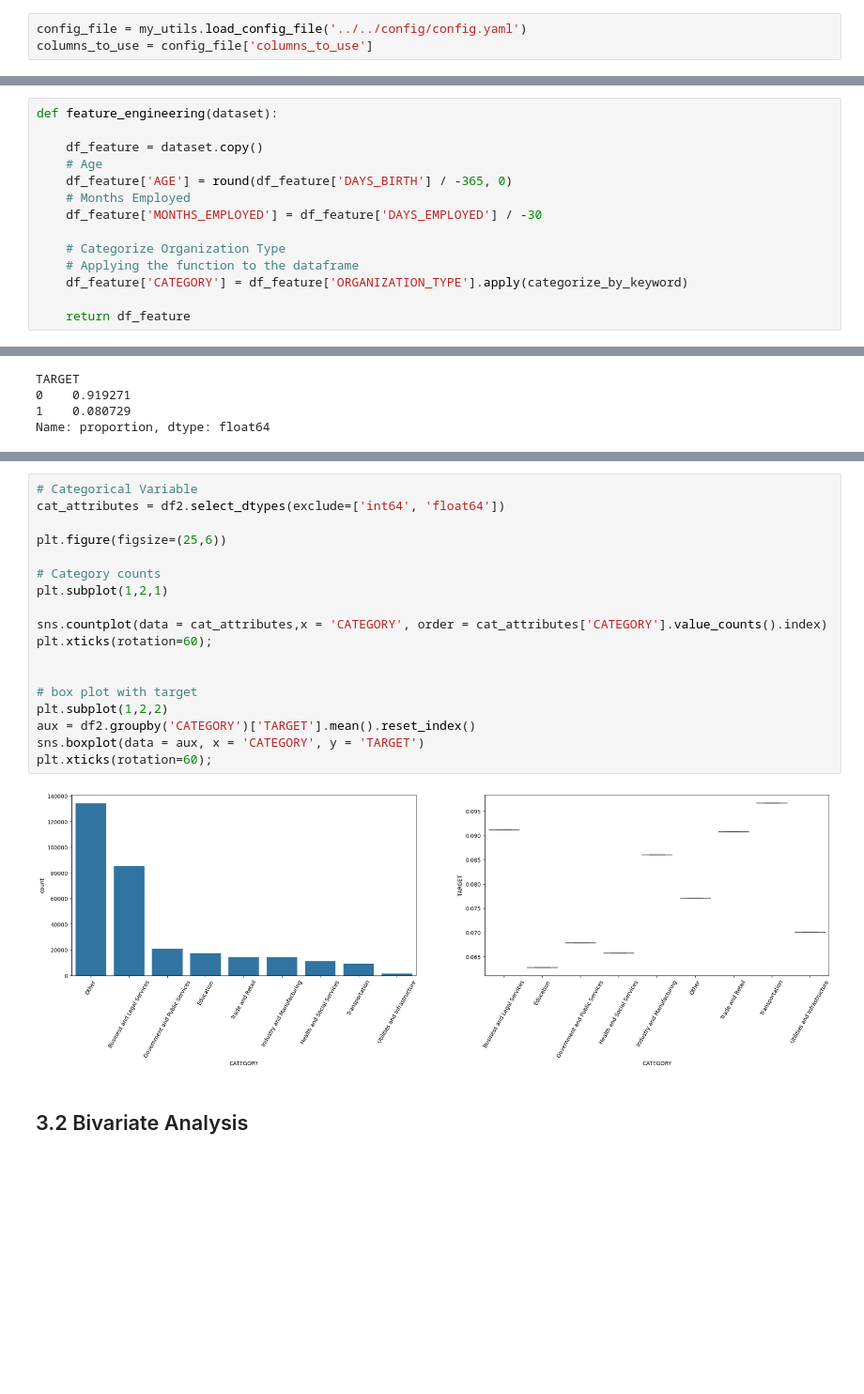
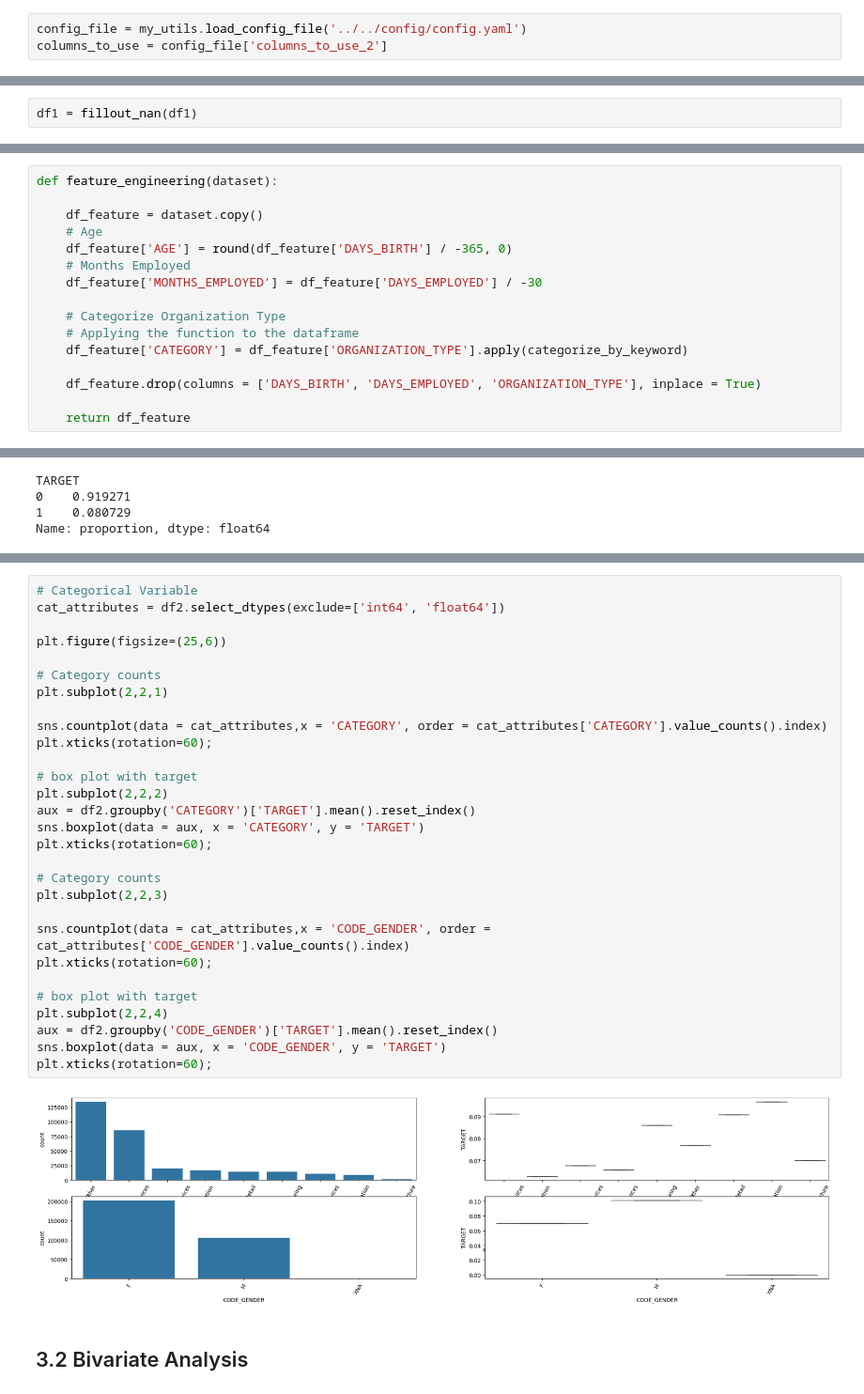
Before and after one commit to diegodinizf/loan_risk_prediction, a Jupyter notebook: notebook/model_development/01-model-project.ipynb, the cells around one changed output, grey strips where cells are left out. Shown at 94% size. Drawn from its saved outputs; the diff is of its cells as text; blank space fills up the shorter version.

```diff
--- a/notebook/model_development/01-model-project.ipynb
+++ b/notebook/model_development/01-model-project.ipynb
@@ -13,7 +18,7 @@ from sklearn.model_selection import train_test_split
 ## 0.1 Data Load
 # %%
 config_file = my_utils.load_config_file('../../config/config.yaml')
-columns_to_use = config_file['columns_to_use']
+columns_to_use = config_file['columns_to_use_2']
 # %%
 df_raw = pd.read_parquet('../../projeto/data/featured/data_featured.parquet', columns=columns_to_use)
 # %%
@@ -133,0 +209,2 @@ Data Describe:
+# %%
+df1 = fillout_nan(df1)
@@ -237,6 +314,8 @@ def feature_engineering(dataset):
     # Applying the function to the dataframe
     df_feature['CATEGORY'] = df_feature['ORGANIZATION_TYPE'].apply(categorize_by_keyword)
 
+    df_feature.drop(columns = ['DAYS_BIRTH', 'DAYS_EMPLOYED', 'ORGANIZATION_TYPE'], inplace = True)
+
     return df_feature
 # %%
 df2 = feature_engineering(df1)
@@ -266,23 +345,34 @@ plt.show()
 # %%
 # Categorical Variable
 cat_attributes = df2.select_dtypes(exclude=['int64', 'float64'])
 
 plt.figure(figsize=(25,6))
 
 # Category counts
-plt.subplot(1,2,1)
+plt.subplot(2,2,1)
 
 sns.countplot(data = cat_attributes,x = 'CATEGORY', order = cat_attributes['CATEGORY'].value_counts().index)
 plt.xticks(rotation=60);
 
-
 # box plot with target
-plt.subplot(1,2,2)
+plt.subplot(2,2,2)
 aux = df2.groupby('CATEGORY')['TARGET'].mean().reset_index()
 sns.boxplot(data = aux, x = 'CATEGORY', y = 'TARGET')
 plt.xticks(rotation=60);
+
+# Category counts
+plt.subplot(2,2,3)
+
+sns.countplot(data = cat_attributes,x = 'CODE_GENDER', order = cat_attributes['CODE_GENDER'].value_counts().index)
+plt.xticks(rotation=60);
+
+# box plot with target
+plt.subplot(2,2,4)
+aux = df2.groupby('CODE_GENDER')['TARGET'].mean().reset_index()
+sns.boxplot(data = aux, x = 'CODE_GENDER', y = 'TARGET')
+plt.xticks(rotation=60);
 # %% [output]
-[figure, old version]
+[figure, new version]
 # %% [markdown]
 ## 3.2 Bivariate Analysis
 # %% [markdown]
```
Also changed, not shown: parts of 45 cells of this notebook, 2 other files.
